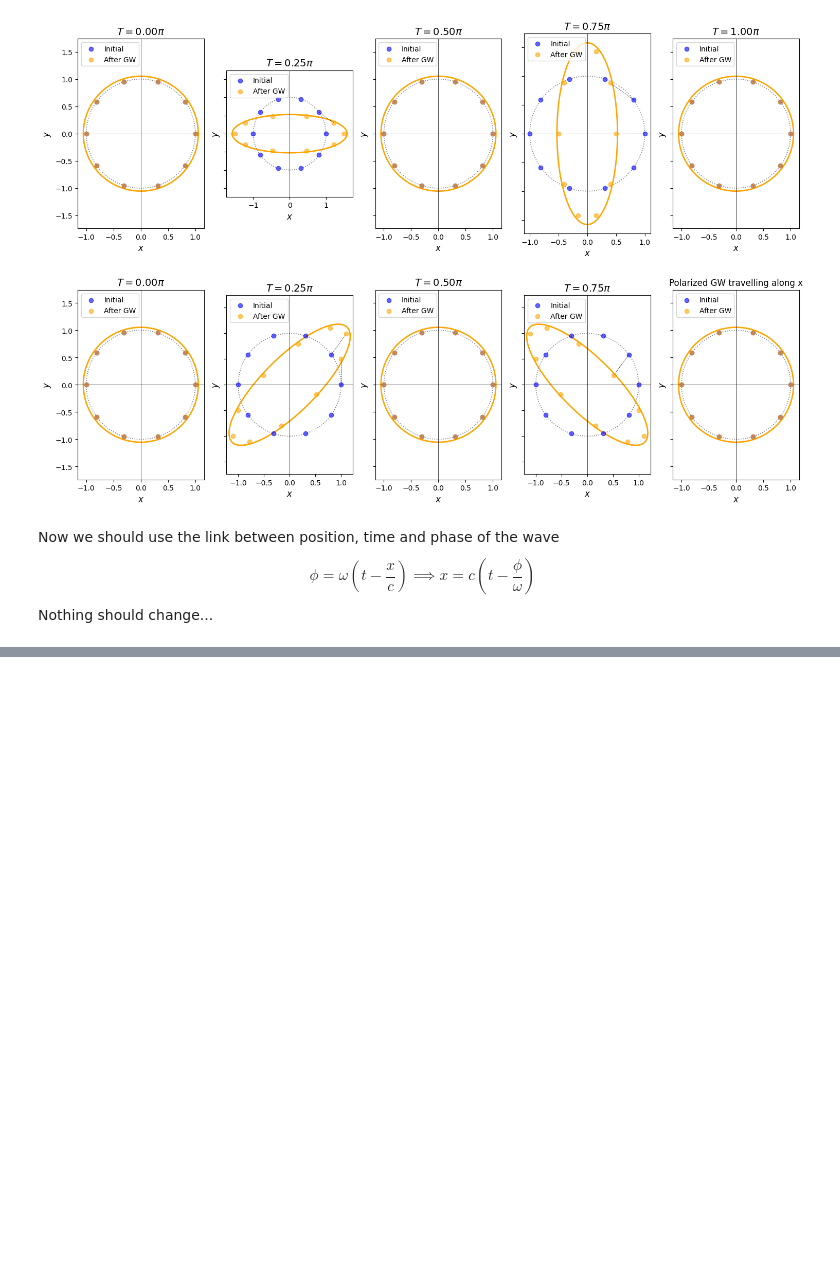
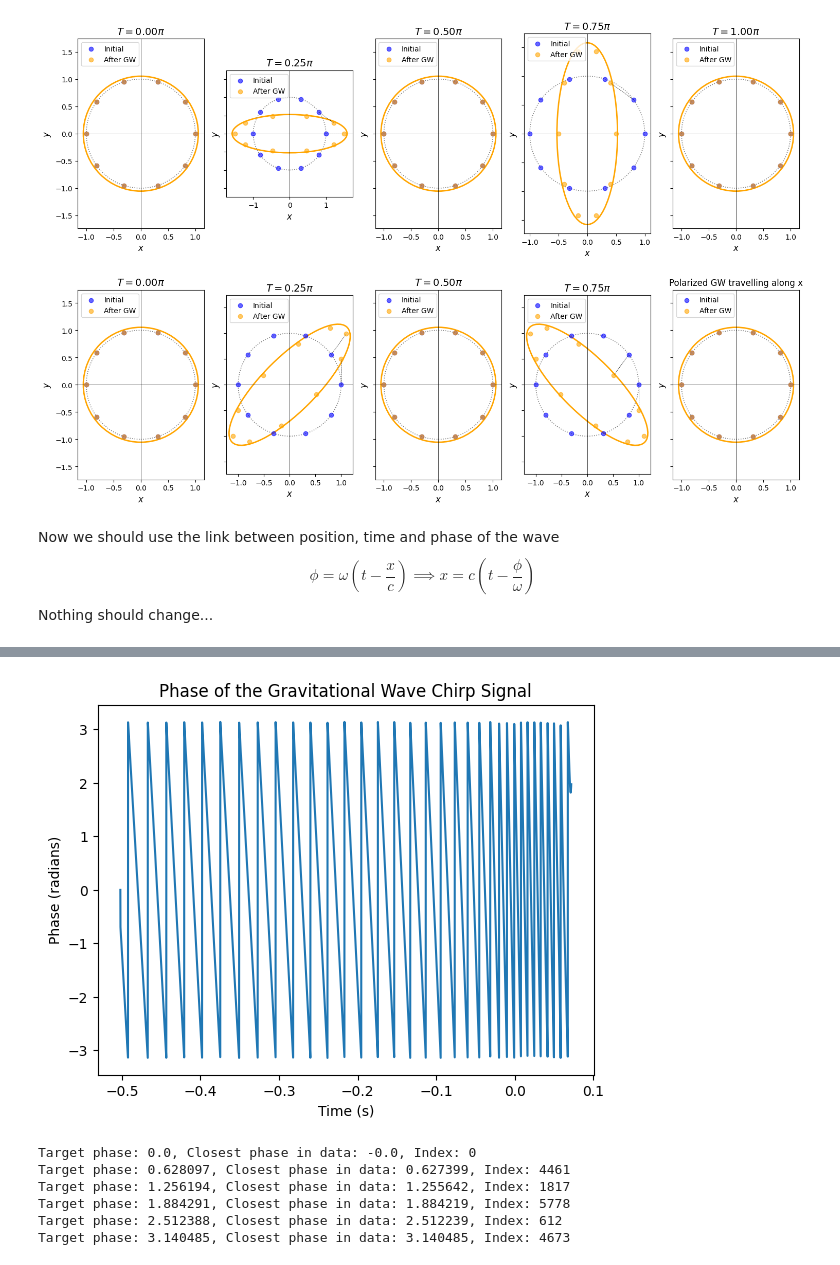
Before and after one commit to Richardforphys/AstroStatistics, a Jupyter notebook: AML/Notebooks/Others/GWs.ipynb, the cells around one changed output, grey strips where cells are left out. Saved outputs shown, nothing was run; the diff lists cells and outputs as text; code cells hidden in the pictures; blank space fills up the shorter version.

```diff
--- a/AML/Notebooks/Others/GWs.ipynb
+++ b/AML/Notebooks/Others/GWs.ipynb
@@ -156,0 +183,11 @@ plt.tight_layout()
+# %%
+phase = data['phase']
+
+# Plot the phase as a function of time
+plt.plot(data['time'], phase)
+plt.title('Phase of the Gravitational Wave Chirp Signal')
+plt.xlabel('Time (s)')
+plt.ylabel('Phase (radians)')
+plt.show()
+# %% [output]
+[figure, added]
@@ -156,0 +197,15 @@ plt.tight_layout()
+# %%
+# Set the precision (e.g., to 6 decimal places)
+precision = 6
+indices = [np.argmin(np.abs(np.round(data['phase'], precision) - np.round(phase, precision))) for phase in phases]
+
+# Print the closest phase and index
+for idx, phase in zip(indices, phases):
+    print(f"Target phase: {np.round(phase, precision)}, Closest phase in data: {np.round(data['phase'].iloc[idx], precision)}, Index: {idx}")
+# %% [output]
+Target phase: 0.0, Closest phase in data: -0.0, Index: 0
+Target phase: 0.628097, Closest phase in data: 0.627399, Index: 4461
+Target phase: 1.256194, Closest phase in data: 1.255642, Index: 1817
+Target phase: 1.884291, Closest phase in data: 1.884219, Index: 5778
+Target phase: 2.512388, Closest phase in data: 2.512239, Index: 612
+Target phase: 3.140485, Closest phase in data: 3.140485, Index: 4673
```
Also changed, not shown: parts of 11 cells of this notebook.
